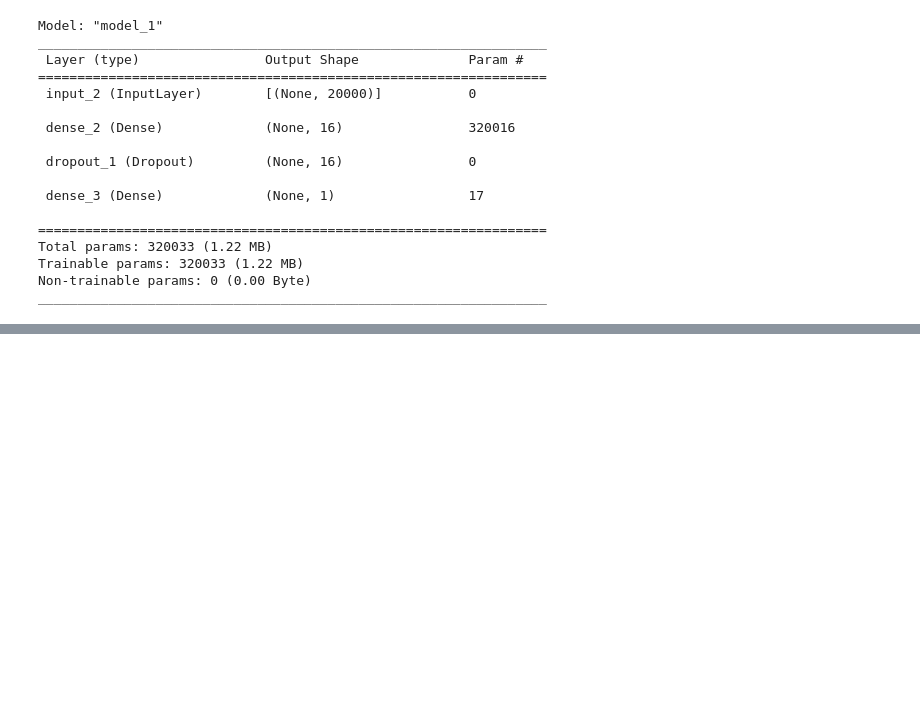
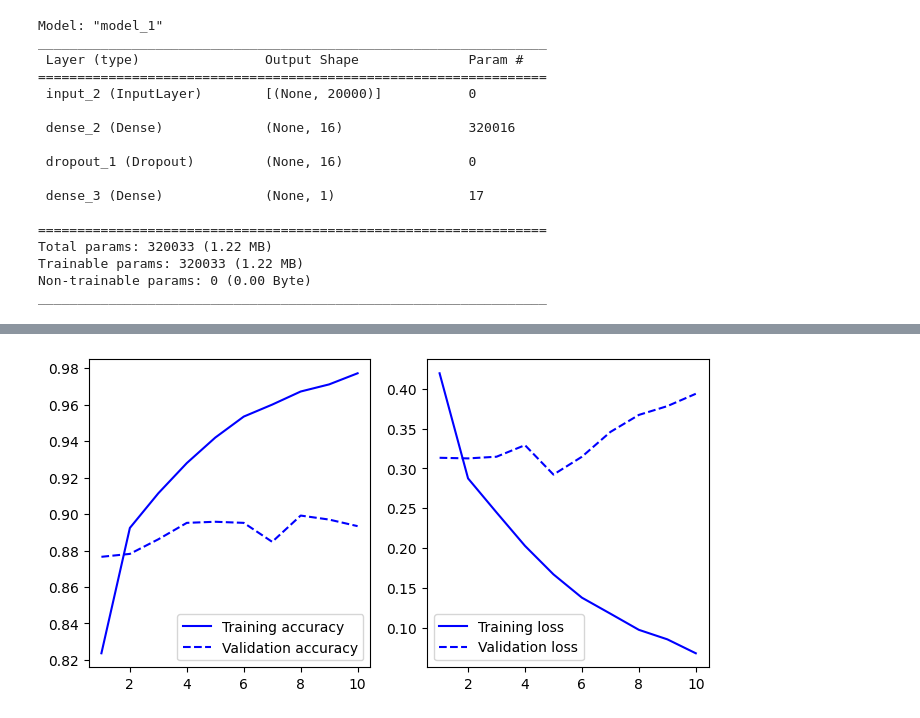
Before and after one commit to alexismenanieves/TensorFlow_Basics, a Jupyter notebook: notebooks/01_IMDB_Sentiment_Analysis.ipynb, the cells around one changed output, grey strips where cells are left out. Saved outputs shown, nothing was run; the diff lists cells and outputs as text; code cells hidden in the pictures; blank space fills up the shorter version.

```diff
--- a/notebooks/01_IMDB_Sentiment_Analysis.ipynb
+++ b/notebooks/01_IMDB_Sentiment_Analysis.ipynb
@@ -666,0 +783,15 @@ label: 0, Never mind the serious logic gaps, never mind the achingly cliche char
+# %%
+############ Sequence of words - LSTM w/embeddings case ################
+# 3.21 Create the vectorization layer and function adapted to train
+def create_vectorize_layer(train, feature):
+    vectorize_layer = TextVectorization(
+        standardize=custom_standardization_fn,
+        split=custom_split_fn,
+        max_tokens=20000,
+        output_mode='int',
+        output_sequence_length=600
+    )
+    vectorize_layer.adapt(train.map(lambda x, y: x[feature]))
+    return vectorize_layer
+
+vectorize_text = create_vectorize_layer(train, 'text')
@@ -666,0 +836,20 @@ label: 0, Never mind the serious logic gaps, never mind the achingly cliche char
+# %%
+# 3.23 Create the model, nn architecture and callback, printing the model
+def get_model(max_tokens=20000, hidden_dim=16):
+    inputs = keras.Input(shape=(None,), dtype='int64')
+    embedded = layers.Embedding(input_dim=max_tokens, output_dim=256)(inputs)
+    x = layers.Bidirectional(layers.LSTM(32))(embedded)
+    x = layers.Dropout(0.5)(x)
+    outputs = layers.Dense(1, activation='sigmoid')(x)
+    model = keras.Model(inputs, outputs)
+    model.compile(optimizer='rmsprop',
+                  loss='binary_crossentropy',
+                  metrics=['accuracy'])
+    return model
+
+model = get_model()
+callbacks = [
+    keras.callbacks.ModelCheckpoint('checkpoints/01_model_binary_lstm_embedding.keras',
+                                    save_best_only=True)
+]
+model.summary()
@@ -666,0 +877,10 @@ label: 0, Never mind the serious logic gaps, never mind the achingly cliche char
+# %%
+# 3.24 Train the model and get the metrics
+mymodel = model.fit(binary_lstm_embedding_train_ds.cache(),
+                    validation_data=binary_lstm_embedding_val_ds.cache(),
+                    epochs=10,
+                    batch_size=8,
+                    callbacks=callbacks)
+
+plot_accuracy_loss_tfmodel(mymodel, 10)
+# %% [output]
@@ -666,0 +907 @@ label: 0, Never mind the serious logic gaps, never mind the achingly cliche char
+[figure, added]
```
Also changed, not shown: parts of 20 cells of this notebook.
